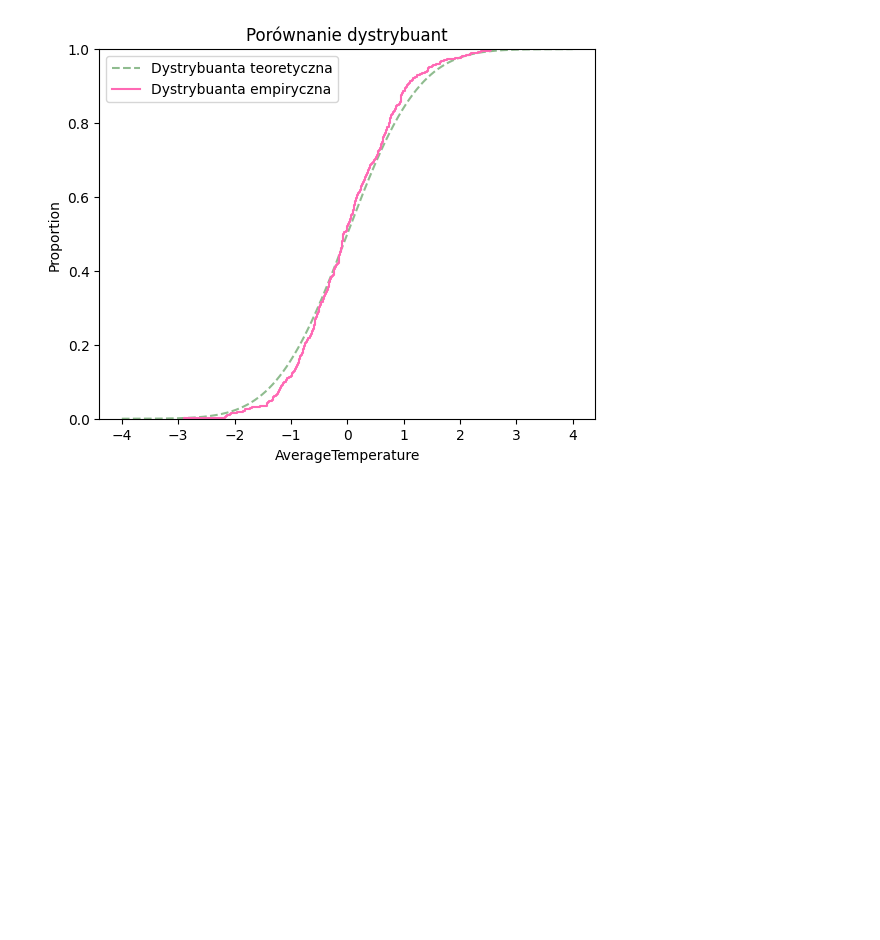
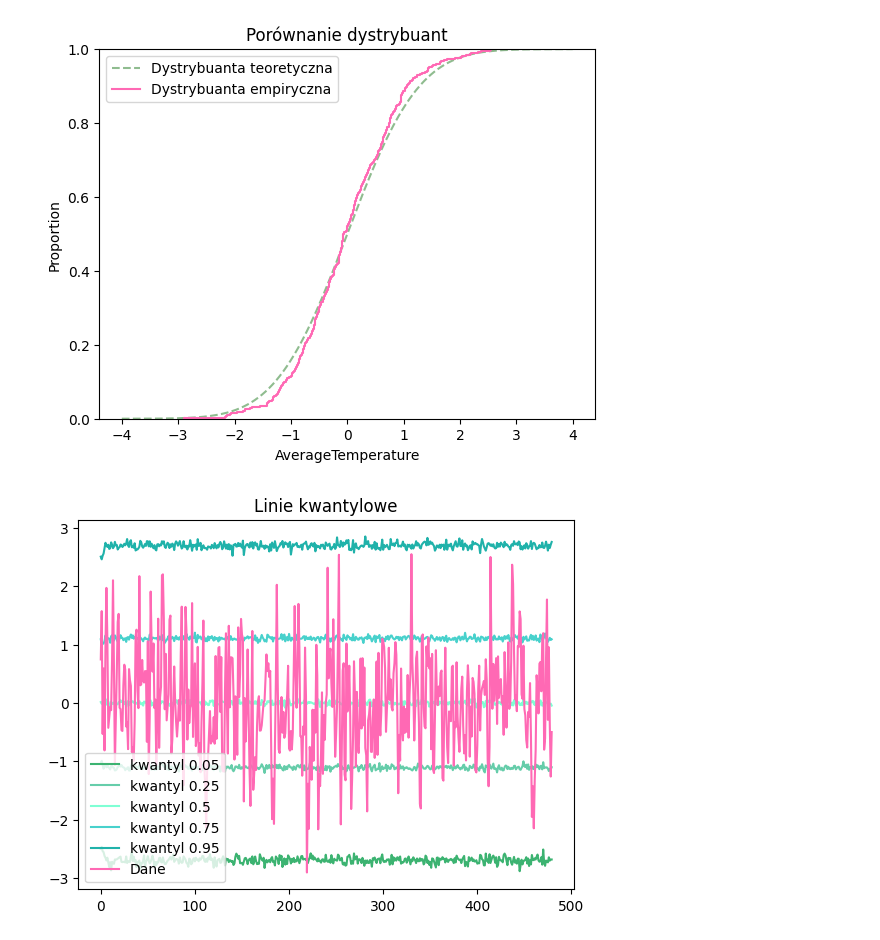
Before and after one commit to MariaNowacka/raport_kaszcz, a Jupyter notebook: sprawko.ipynb, the cells around one changed output. Saved outputs shown, nothing was run; the diff lists cells and outputs as text; code cells hidden in the pictures; blank space fills up the shorter version.

Commit message:
testy i linie kwantylowe

```diff
--- a/sprawko.ipynb
+++ b/sprawko.ipynb
@@ -674,3 +674,24 @@ plt.legend(); plt.title('Porównanie dystrybuant')
 plt.savefig('cdf.png')
 # %% [output]
 [figure]
+# %%
+# linie kwantylowe
+from statsmodels.tsa.arima_process import ArmaProcess
+quan = [0.05, 0.25, 0.5, 0.75, 0.95]
+ar_coef, ma_coef = [phi1_, phi2_, phi3_], [theta1_, theta2_]
+MC = 5000
+n = 480
+A = np.array([ArmaProcess(ar_coef, ma_coef).generate_sample(nsample=480, scale=2) for _ in range(MC)])
+# q95 = np.quantile(A, 0.95, axis = 0)
+# q5 = np.quantile(A, 0.05, axis = 0)
+quantiles_emp = [np.quantile(A, qq, axis = 0) for qq in quan]
+# %%
+# quantiles_theoretical = norm.ppf()
+colors = ['mediumseagreen', 'mediumaquamarine', 'aquamarine', 'mediumturquoise', 'lightseagreen']
+for i,c in enumerate(quantiles_emp):
+    plt.plot(np.arange(480),quantiles_emp[i], color = colors[i], label = f'kwantyl {quan[i]}')
+plt.plot(X3, color = 'hotpink', label = "Dane")
+plt.legend(); plt.title('Linie kwantylowe')
+plt.savefig('liniekwaantylowe.png')
+# %% [output]
+[figure, added]
```
Also changed, not shown: parts of 4 cells of this notebook, 2 other files.
